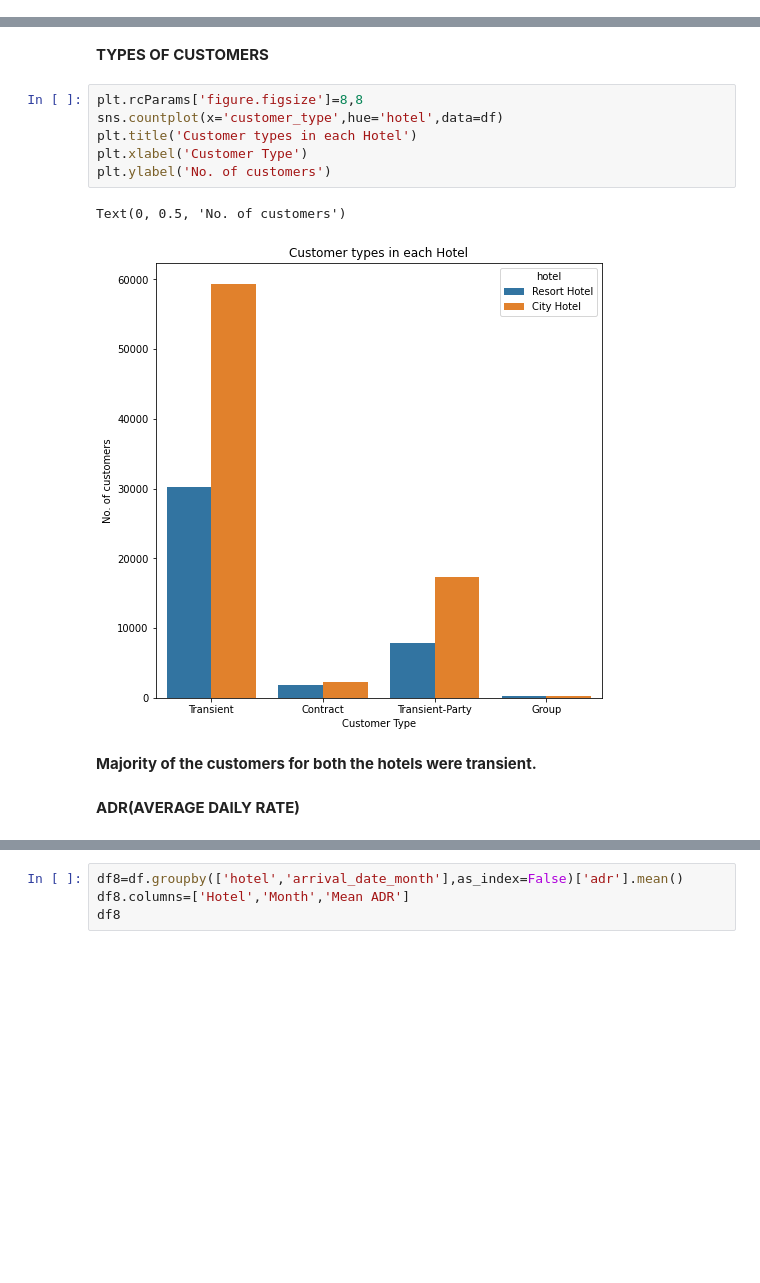
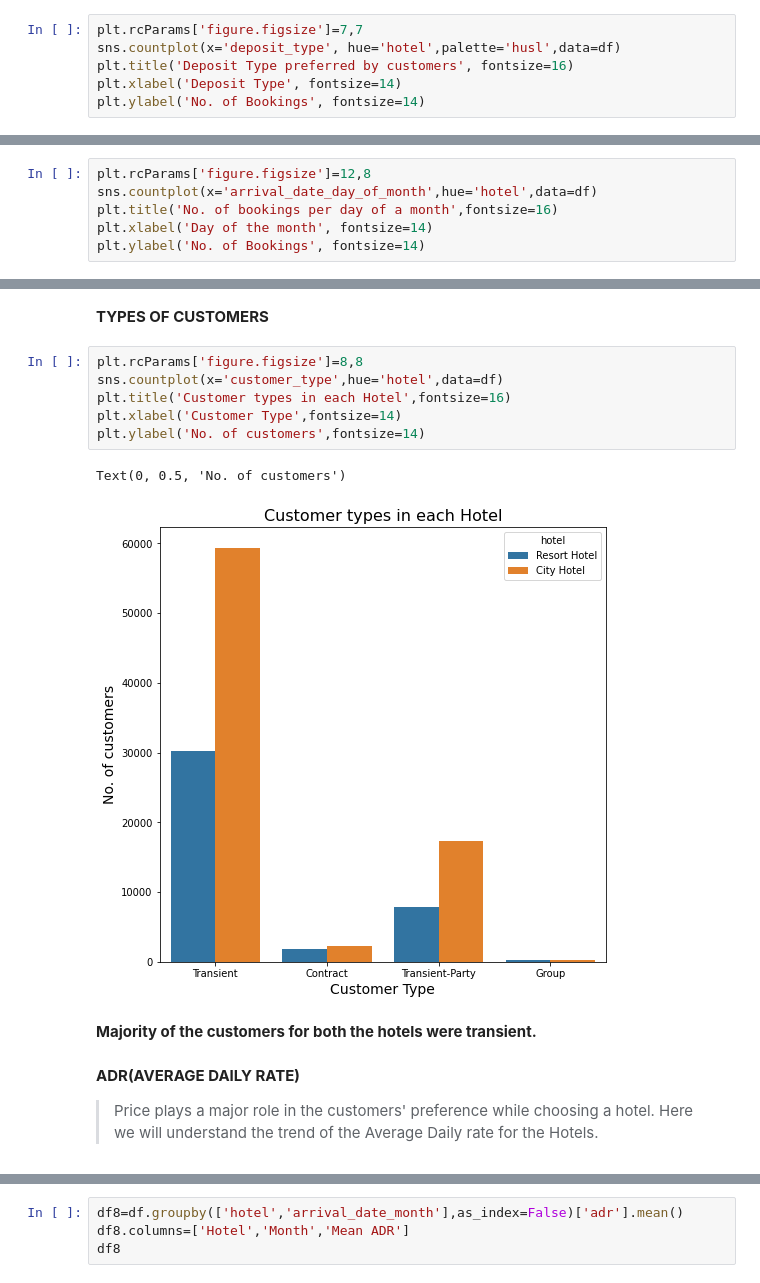
Before and after one commit to rinkeshdas01/Hotel_Booking_Analysis, a Jupyter notebook: Copy_of_Hotel_Booking_Analysis_Capstone_Project.ipynb, the cells around one changed output, grey strips where cells are left out. Cells and saved outputs as stored; diff of their text form; blank space fills up the shorter version.

```diff
--- a/Copy_of_Hotel_Booking_Analysis_Capstone_Project.ipynb
+++ b/Copy_of_Hotel_Booking_Analysis_Capstone_Project.ipynb
@@ -366,0 +378,6 @@ Text(0.5, 0, 'hotel')
+# %%
+plt.rcParams['figure.figsize']=7,7
+sns.countplot(x='deposit_type', hue='hotel',palette='husl',data=df)
+plt.title('Deposit Type preferred by customers', fontsize=16)
+plt.xlabel('Deposit Type', fontsize=14)
+plt.ylabel('No. of Bookings', fontsize=14)
@@ -453,0 +482,6 @@ From this we conclude that most of the bookings in a year were made in the month
+# %%
+plt.rcParams['figure.figsize']=12,8
+sns.countplot(x='arrival_date_day_of_month',hue='hotel',data=df)
+plt.title('No. of bookings per day of a month',fontsize=16)
+plt.xlabel('Day of the month', fontsize=14)
+plt.ylabel('No. of Bookings', fontsize=14)
@@ -456,16 +493,18 @@ From this we conclude that most of the bookings in a year were made in the month
 # %%
 plt.rcParams['figure.figsize']=8,8
 sns.countplot(x='customer_type',hue='hotel',data=df)
-plt.title('Customer types in each Hotel')
-plt.xlabel('Customer Type')
-plt.ylabel('No. of customers')
+plt.title('Customer types in each Hotel',fontsize=16)
+plt.xlabel('Customer Type',fontsize=14)
+plt.ylabel('No. of customers',fontsize=14)
 # %% [output]
 Text(0, 0.5, 'No. of customers')
-[figure, old version]
+[figure, new version]
 # %% [markdown]
 **Majority of the customers for both the hotels were transient.**
-# %% [markdown]
-**ADR(AVERAGE DAILY RATE)**
+# %% [markdown]
+**ADR(AVERAGE DAILY RATE)**
+
+> Price plays a major role in the customers' preference while choosing a hotel. Here we will understand the trend of the Average Daily rate  for the Hotels.
 # %%
 #There are some entries where adr is 0. But ADR is never 0. So we will replace 0 adr with the mean adr.
 mean_adr=df['adr'].mean()
```
Also changed, not shown: parts of 39 cells of this notebook.
